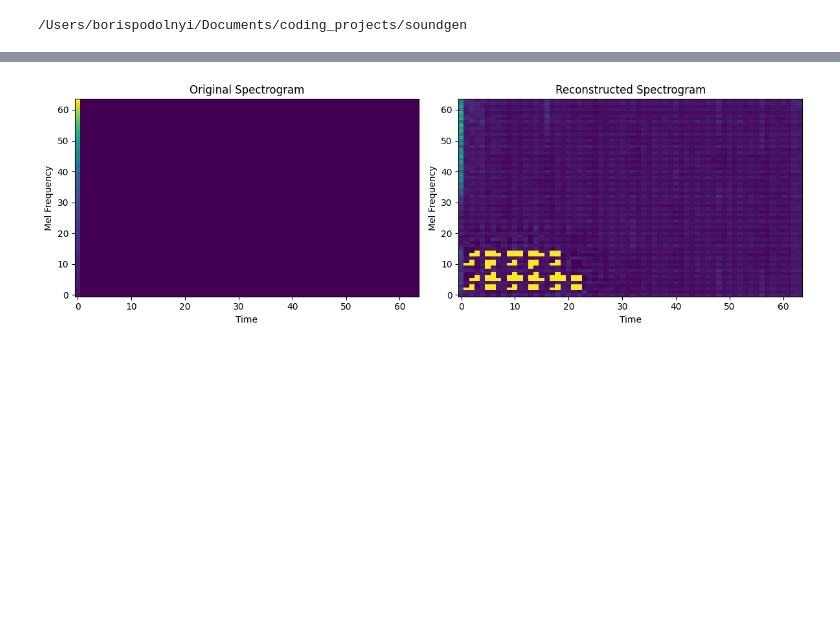
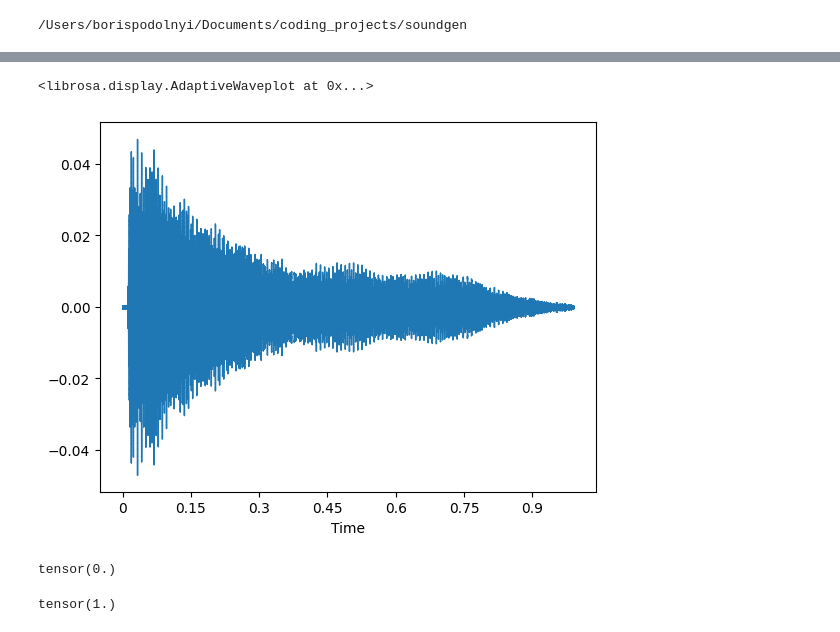
Before and after one commit to obopodo/soundgen, a Jupyter notebook: experiments/vae_1d.ipynb, the cells around one changed output, grey strips where cells are left out. Drawn from its saved outputs; the diff is of its cells as text; code cells hidden in the pictures; blank space fills up the shorter version.

```diff
--- a/experiments/vae_1d.ipynb
+++ b/experiments/vae_1d.ipynb
@@ -18,7 +30,14 @@ top_folder = Path().resolve().parent
 print(top_folder)
 # %% [output]
 /Users/borispodolnyi/Documents/coding_projects/soundgen
+# %%
+sr = 22050
+num_samples = 22050  # to get 64x64 mel spectrograms
+
+n_fft=512
+n_mels=60
 # %%
-preprocessing = PreprocessingModule(n_fft=256, n_mels=32)
-dataset = TinyPianoDataset(top_folder / "data/tiny_piano", transform=preprocessing)
+preprocessing = PreprocessingModule(sample_rate=sr, num_samples=num_samples, n_fft=n_fft, n_mels=n_mels)
+
+dataset = TinyPianoDataset(top_folder / "data/tiny_piano", transform=preprocessing, target_sr=sr)
 train_loader = DataLoader(dataset, batch_size=32, shuffle=True)
@@ -25,5 +46,7 @@ train_loader = DataLoader(dataset, batch_size=32, shuffle=True)
 # %%
 X, sr, lbl = dataset[0]
+# %%
+waveform = dataset.get_audio(0)
 # %%
 X.shape
 # %% [output]
@@ -120,21 +54,13 @@ display(Audio(X_raw / 10000, rate=sr))
-# %%
-import matplotlib.pyplot as plt
-
-fig, axes = plt.subplots(1, 2, figsize=(12, 4))
-
-# Plot original spectrogram
-axes[0].imshow(X.squeeze().detach().numpy(), aspect='auto', origin='lower', cmap='viridis')
-axes[0].set_title('Original Spectrogram')
-axes[0].set_xlabel('Time')
-axes[0].set_ylabel('Mel Frequency')
-
-# Plot reconstructed spectrogram
-axes[1].imshow(X_reconstructed.squeeze().detach().numpy(), aspect='auto', origin='lower', cmap='viridis')
-axes[1].set_title('Reconstructed Spectrogram')
-axes[1].set_xlabel('Time')
-axes[1].set_ylabel('Mel Frequency')
-
-plt.tight_layout()
-plt.show()
-# %% [output]
-[figure, removed]
+# %%
+waveshow(waveform.numpy(), sr=sr)
+# %% [output]
+<librosa.display.AdaptiveWaveplot at 0x...>
+[figure, added]
+# %%
+X.min()
+# %% [output]
+tensor(0.)
+# %%
+X.max()
+# %% [output]
+tensor(1.)
```
Also changed, not shown: parts of 70 cells of this notebook.
